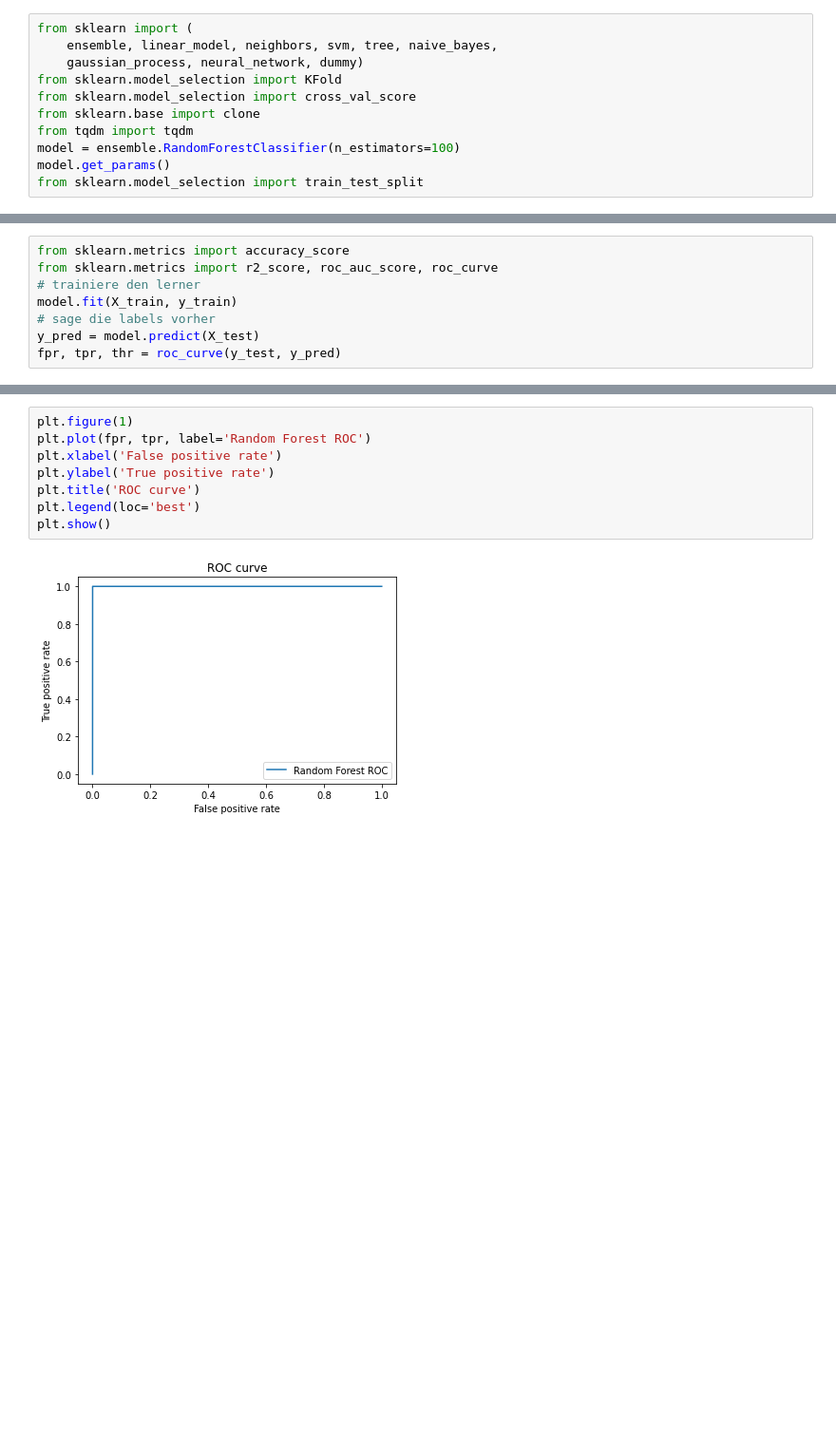
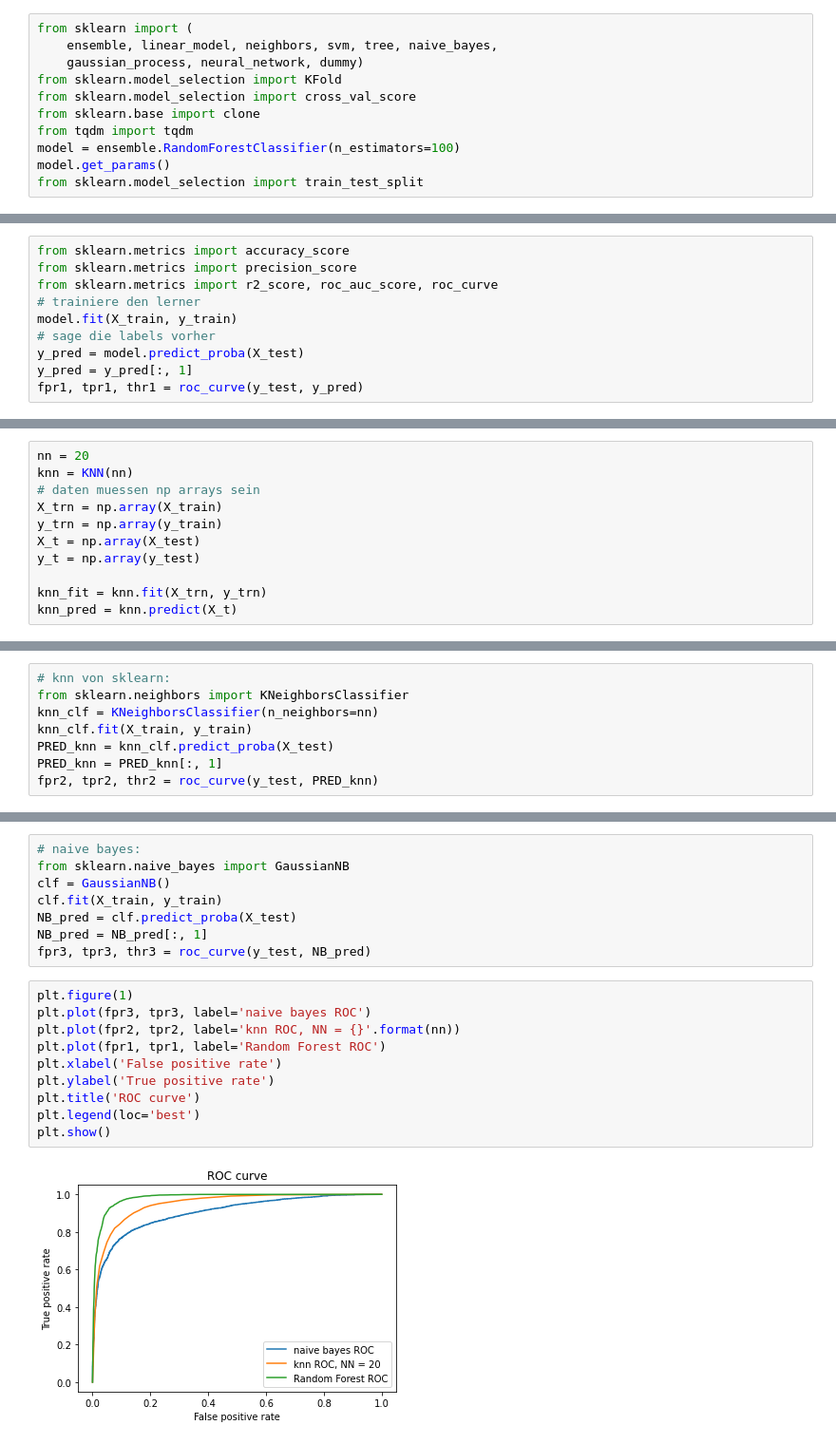
Before and after one commit to Fresoquark/FS2_Teilchenphysik, a Jupyter notebook: IceCube/Icecube.ipynb, the cells around one changed output, grey strips where cells are left out. Shown at 95% size. Saved outputs shown, nothing was run; the diff lists cells and outputs as text; blank space fills up the shorter version.

```diff
--- a/IceCube/Icecube.ipynb
+++ b/IceCube/Icecube.ipynb
@@ -123,8 +107,10 @@ X_test = X_test.loc[:, features]
 # %%
 from sklearn.metrics import accuracy_score
+from sklearn.metrics import precision_score
 from sklearn.metrics import r2_score, roc_auc_score, roc_curve
 # trainiere den lerner
 model.fit(X_train, y_train)
 # sage die labels vorher
-y_pred = model.predict(X_test)
-fpr, tpr, thr = roc_curve(y_test, y_pred)
+y_pred = model.predict_proba(X_test)
+y_pred = y_pred[:, 1]
+fpr1, tpr1, thr1 = roc_curve(y_test, y_pred)
@@ -130,0 +187,11 @@ fpr, tpr, thr = roc_curve(y_test, y_pred)
+# %%
+nn = 20
+knn = KNN(nn)
+# daten muessen np arrays sein
+X_trn = np.array(X_train)
+y_trn = np.array(y_train)
+X_t = np.array(X_test)
+y_t = np.array(y_test)
+
+knn_fit = knn.fit(X_trn, y_trn)
+knn_pred = knn.predict(X_t)
@@ -130,0 +245,8 @@ fpr, tpr, thr = roc_curve(y_test, y_pred)
+# %%
+# knn von sklearn:
+from sklearn.neighbors import KNeighborsClassifier
+knn_clf = KNeighborsClassifier(n_neighbors=nn)
+knn_clf.fit(X_train, y_train)
+PRED_knn = knn_clf.predict_proba(X_test)
+PRED_knn = PRED_knn[:, 1]
+fpr2, tpr2, thr2 = roc_curve(y_test, PRED_knn)
@@ -131,10 +264,20 @@ fpr, tpr, thr = roc_curve(y_test, y_pred)
+# %%
+# naive bayes:
+from sklearn.naive_bayes import GaussianNB
+clf = GaussianNB()
+clf.fit(X_train, y_train)
+NB_pred = clf.predict_proba(X_test)
+NB_pred = NB_pred[:, 1]
+fpr3, tpr3, thr3 = roc_curve(y_test, NB_pred)
 # %%
 plt.figure(1)
-plt.plot(fpr, tpr, label='Random Forest ROC')
+plt.plot(fpr3, tpr3, label='naive bayes ROC')
+plt.plot(fpr2, tpr2, label='knn ROC, NN = {}'.format(nn))
+plt.plot(fpr1, tpr1, label='Random Forest ROC')
 plt.xlabel('False positive rate')
 plt.ylabel('True positive rate')
 plt.title('ROC curve')
 plt.legend(loc='best')
 plt.show()
 # %% [output]
-[figure, old version]
+[figure, new version]
```
Also changed, not shown: parts of 18 cells of this notebook, 1 other file.
